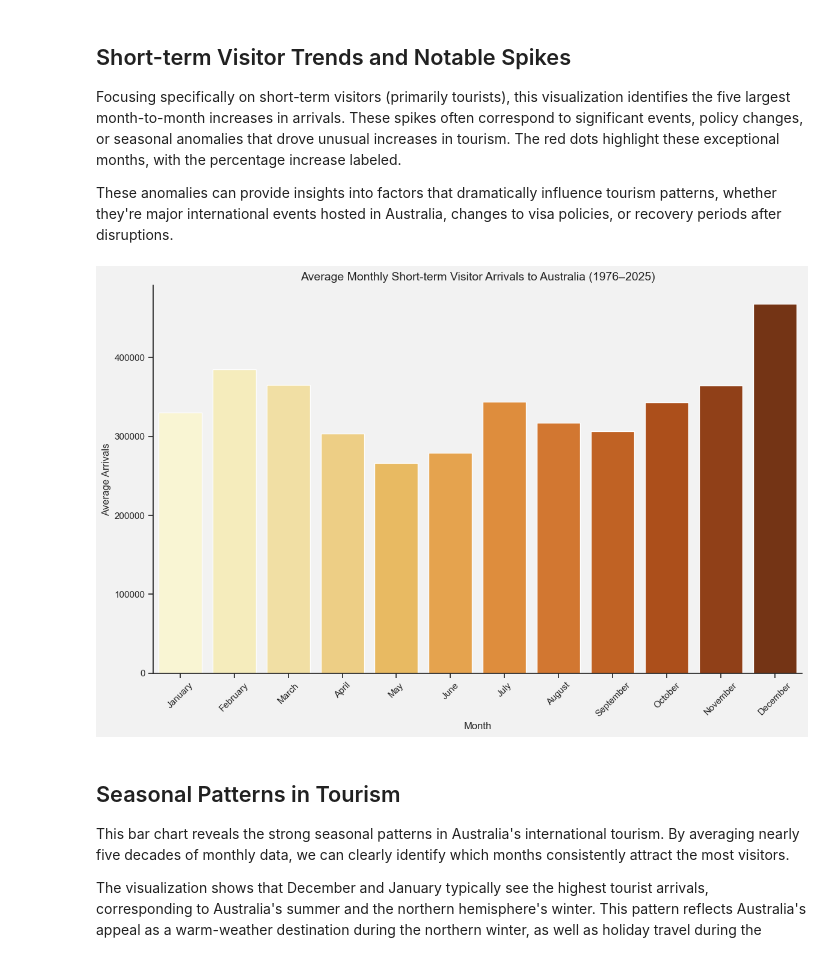
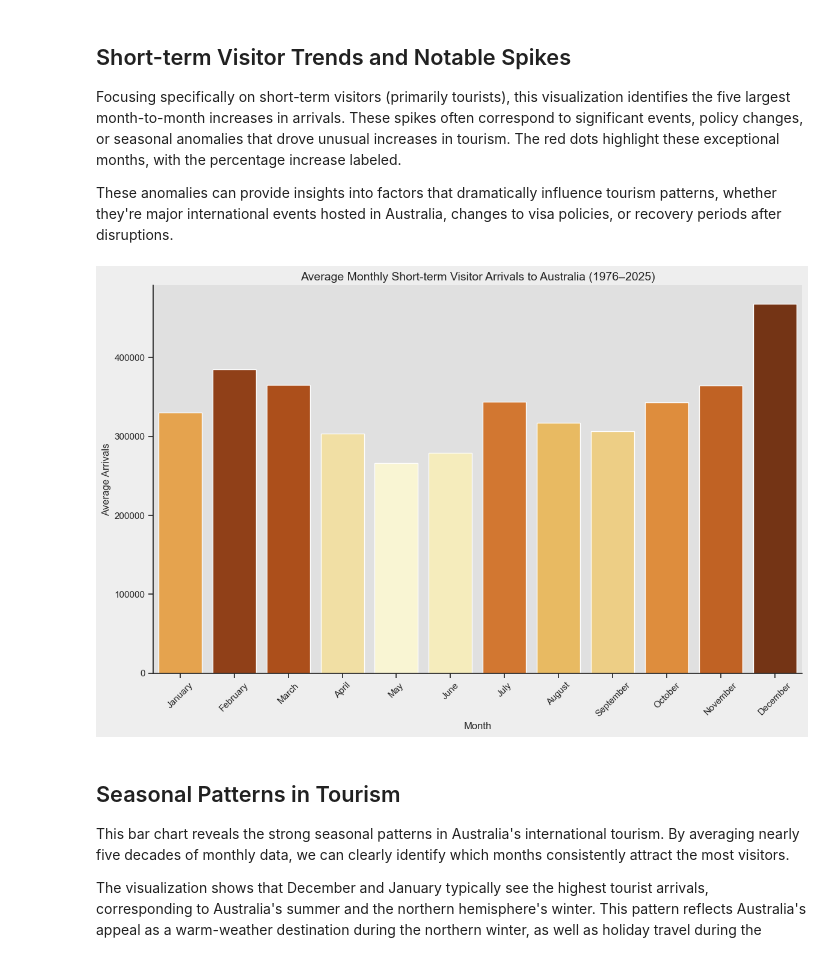
Before and after one commit to accidentalscientist/daily-data-analytics-may2025, a Jupyter notebook: day15/aus_travel.ipynb, the cells around one changed output. Cells and saved outputs as stored; diff of their text form; code cells hidden in the pictures.

```diff
--- a/day15/aus_travel.ipynb
+++ b/day15/aus_travel.ipynb
@@ -195,35 +195,36 @@ These anomalies can provide insights into factors that dramatically influence to
 # %%
 # Extract month names
 data['Month'] = data.index.month_name()
 
 # custom palette
 palette_option = sns.color_palette("YlOrBr", n_colors=12)
 
 # Calculate average short-term arrivals per month
 monthly_avg = data.groupby('Month')['Short-term Visitors Arriving'].mean().reindex([
     'January', 'February', 'March', 'April', 'May', 'June',
     'July', 'August', 'September', 'October', 'November', 'December'
 ])
 
 
 # Plot
 plt.figure(figsize=(12, 8))
-sns.barplot(x=monthly_avg.index, y=monthly_avg.values, hue=monthly_avg.index, dodge=False, palette=palette_option)
+sns.barplot(x=monthly_avg.index, y=monthly_avg.values, hue=monthly_avg.values, dodge=False, palette=palette_option)
 plt.xticks(rotation=45)
 plt.title("Average Monthly Short-term Visitor Arrivals to Australia (1976–2025)", fontsize=14)
 plt.ylabel("Average Arrivals")
 plt.xlabel("Month")
+plt.legend().set_visible(False)
 sns.despine()
 
 # Background color
-plt.gca().set_facecolor('#f2f2f2')  # light grey plot area
-plt.gcf().patch.set_facecolor('#f2f2f2')  # figure background
+plt.gca().set_facecolor('#e0e0e0')  # light grey plot area
+plt.gcf().patch.set_facecolor('#eeeeee')  # figure background
 
 # Add grid lines
 plt.tight_layout()
 plt.show()
 # %% [output]
-[figure, old version]
+[figure, new version]
 # %% [markdown]
 ## Seasonal Patterns in Tourism
 
```
Also changed, not shown: 3 other files.
